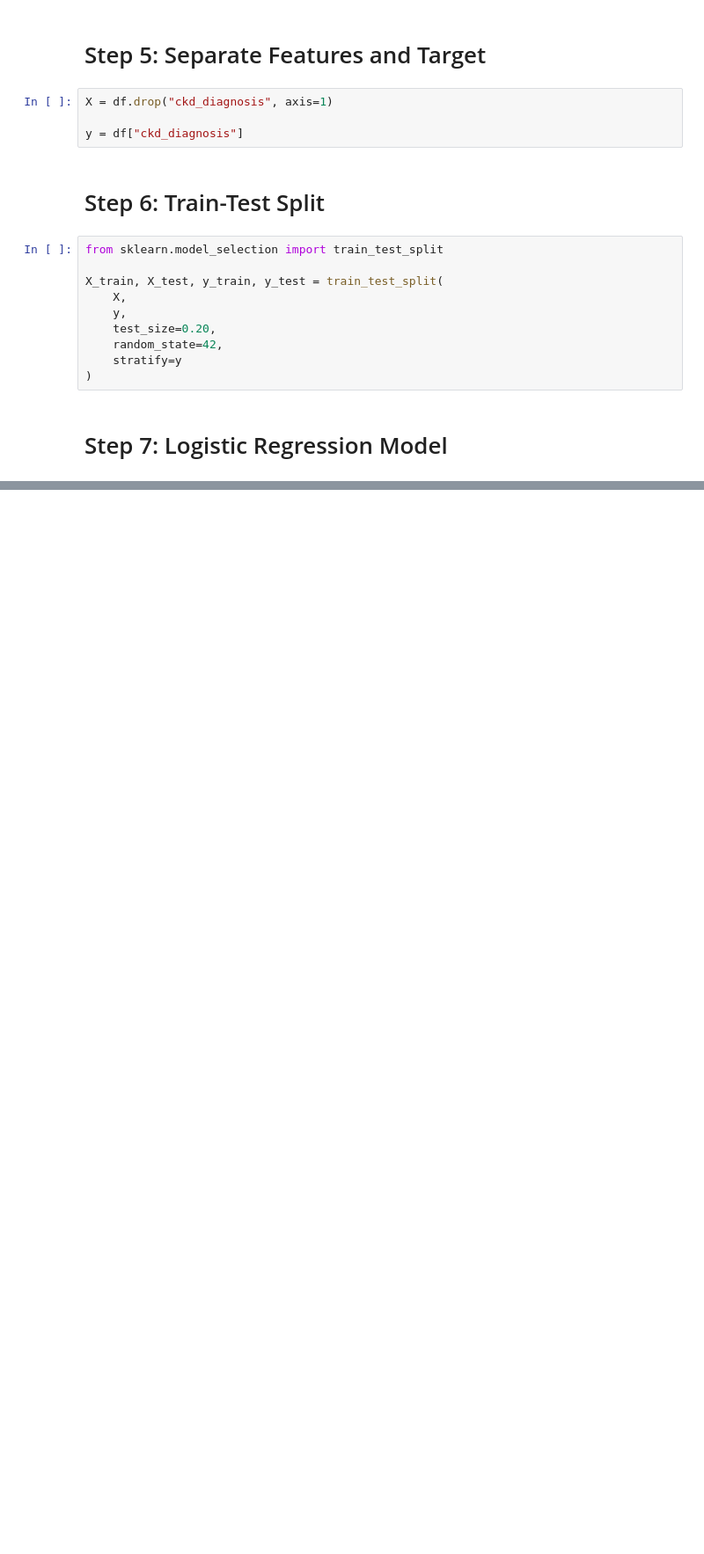
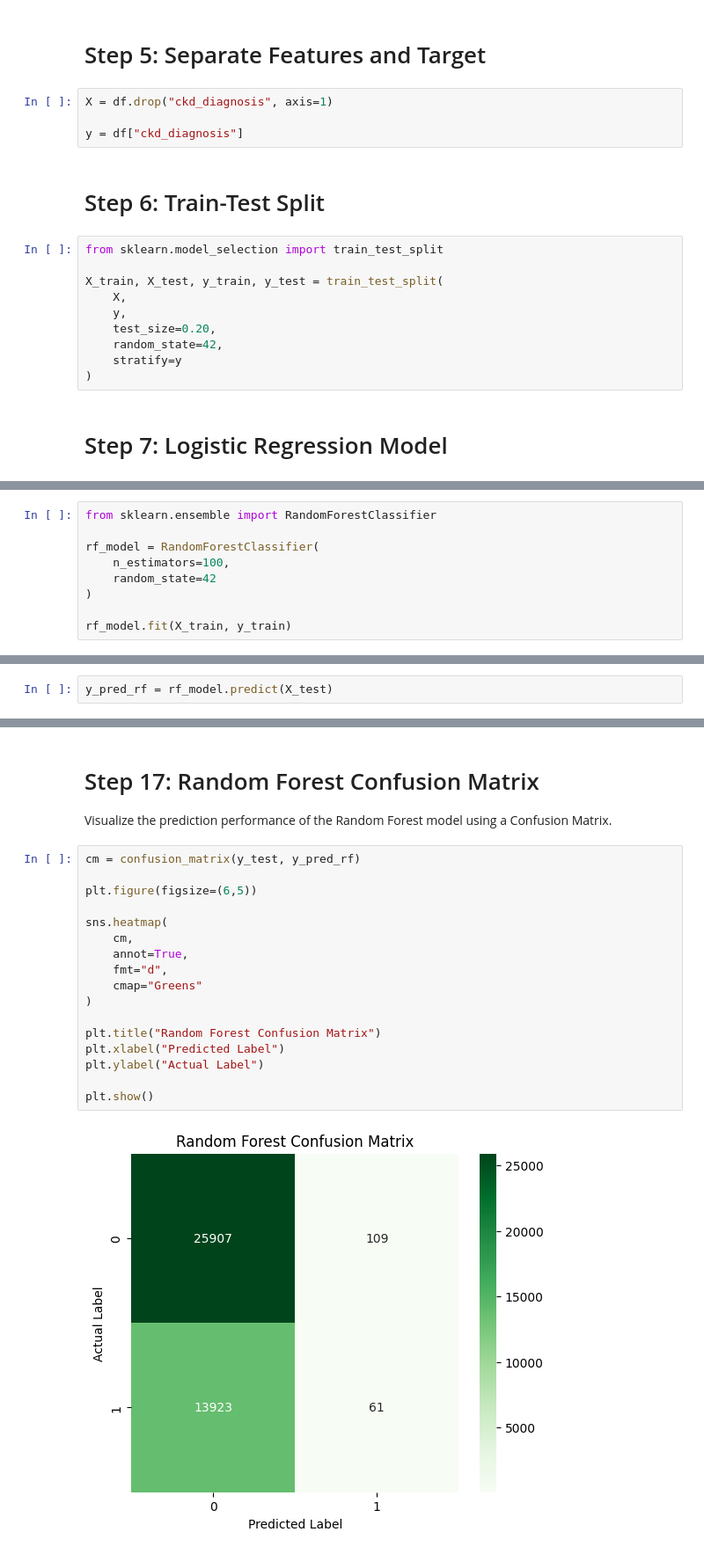
Before and after one commit to sohamghosh1762-max/Healthcare---Medical---Chronic-Disease-Prediction-and-EHR-Analysis, a Jupyter notebook: notebooks/Healthcare Chronic Disease ML.ipynb, the cells around one changed output, grey strips where cells are left out. Shown at 88% size. Cells and saved outputs as stored; diff of their text form; blank space fills up the shorter version.

```diff
--- a/notebooks/Healthcare Chronic Disease ML.ipynb
+++ b/notebooks/Healthcare Chronic Disease ML.ipynb
@@ -151,0 +294,9 @@ X_train, X_test, y_train, y_test = train_test_split(
+# %%
+from sklearn.ensemble import RandomForestClassifier
+
+rf_model = RandomForestClassifier(
+    n_estimators=100,
+    random_state=42
+)
+
+rf_model.fit(X_train, y_train)
@@ -151,0 +309,2 @@ X_train, X_test, y_train, y_test = train_test_split(
+# %%
+y_pred_rf = rf_model.predict(X_test)
@@ -151,0 +343,23 @@ X_train, X_test, y_train, y_test = train_test_split(
+# %% [markdown]
+# Step 17: Random Forest Confusion Matrix
+
+Visualize the prediction performance of the Random Forest model using a Confusion Matrix.
+# %%
+cm = confusion_matrix(y_test, y_pred_rf)
+
+plt.figure(figsize=(6,5))
+
+sns.heatmap(
+    cm,
+    annot=True,
+    fmt="d",
+    cmap="Greens"
+)
+
+plt.title("Random Forest Confusion Matrix")
+plt.xlabel("Predicted Label")
+plt.ylabel("Actual Label")
+
+plt.show()
+# %% [output]
+[figure, added]
```
Also changed, not shown: parts of 31 cells of this notebook, 1 other file.
